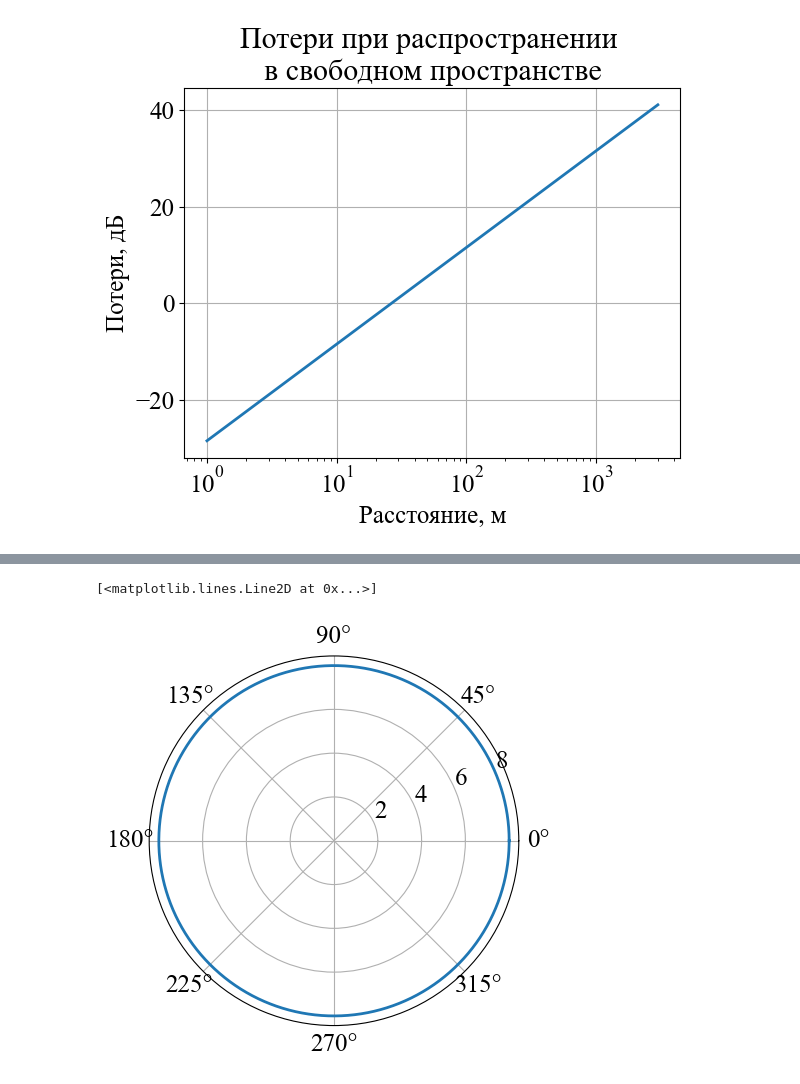
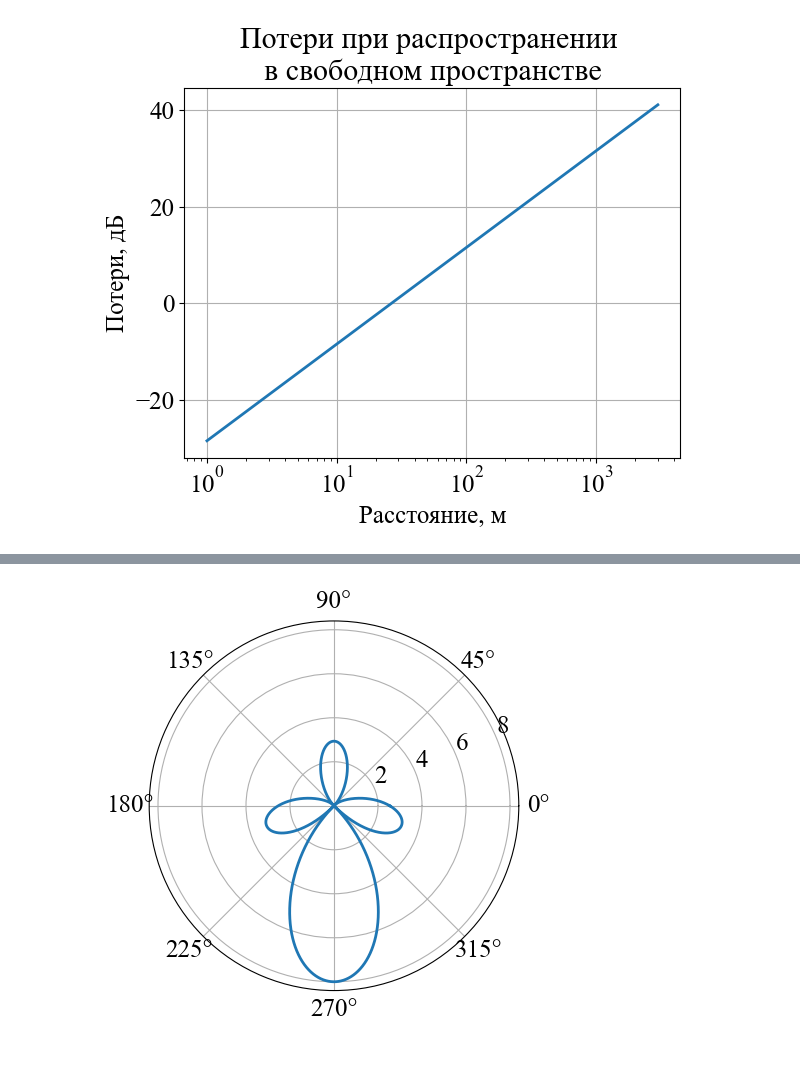
Before and after one commit to liveinscarlet/Study, a Jupyter notebook: Шапошникова/Propogation_losses/Propogation losses.ipynb, the cells around one changed output, grey strips where cells are left out. Drawn from its saved outputs; the diff is of its cells as text; code cells hidden in the pictures.

```diff
--- a/Шапошникова/Propogation_losses/Propogation losses.ipynb
+++ b/Шапошникова/Propogation_losses/Propogation losses.ipynb
@@ -141,17 +141,24 @@ plt.legend(fontsize=11, loc='lower right')
 # %%
-N = 8
-phi = np.linspace(0, 2 * np.pi, 1000)
-phi0 = np.pi
-R = wavelength / 2
+# Диаграмма направленности решетки
+N = 8                           # Количество элементов в решетке
+R = wavelength / 2              # Радиус круговой решетки
+k = 2 * np.pi / wavelength      # Волновое число
+phi_0 = np.pi * 3 / 2                       # Направление основного лепестка
+phi = np.linspace(0, 2 * np.pi, 10000)    # Массив углов
+
 i = 0
-
-sum_ind = 0
-while i < N:
+AP = np.zeros(10000)
+AP = [complex(x) for x in AP]
+while i<N:
     a = i * 2 * np.pi / N
-    sum_ind += np.exp(sc.k * 1j * R * (np.cos(phi - a) - np.cos(phi0 - a)))
+    AP = AP + (np.exp(1j * k * R * (np.cos(phi - a) -np.cos(phi_0 - a))))
     i += 1
 
-plt.polar(phi, sum_ind)
+Gain_AP = max(AP)
+Gain_AP_dB = 10 * np.log10(Gain_AP)
+
+AP = abs(AP)
+plt.polar(phi, AP)
+plt.grid(True)
 # %% [output]
-[<matplotlib.lines.Line2D at 0x...>]
-[figure, old version]
+[figure, new version]
```
Also changed, not shown: parts of 5 cells of this notebook.
